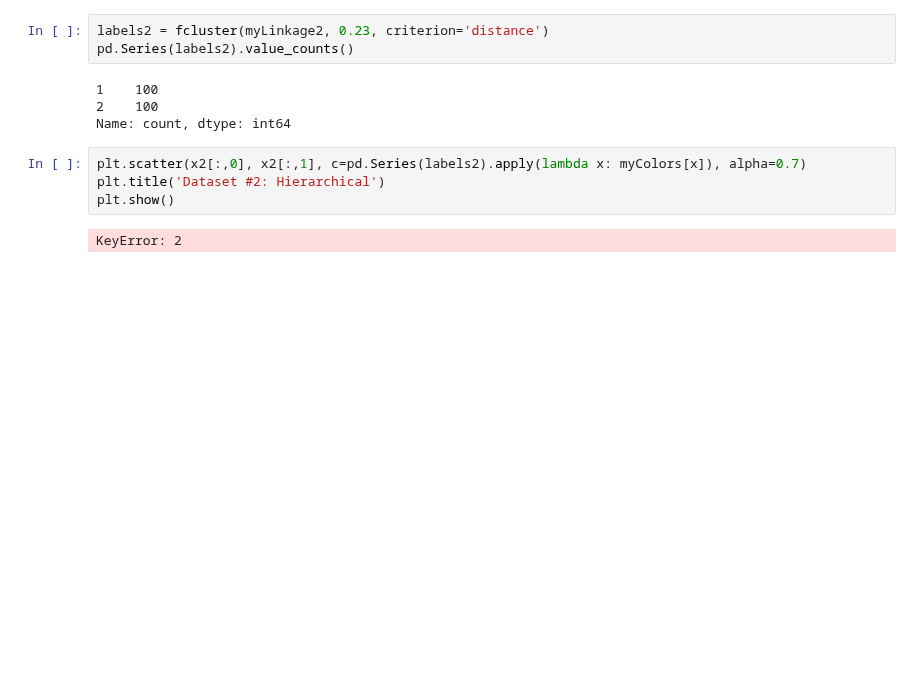
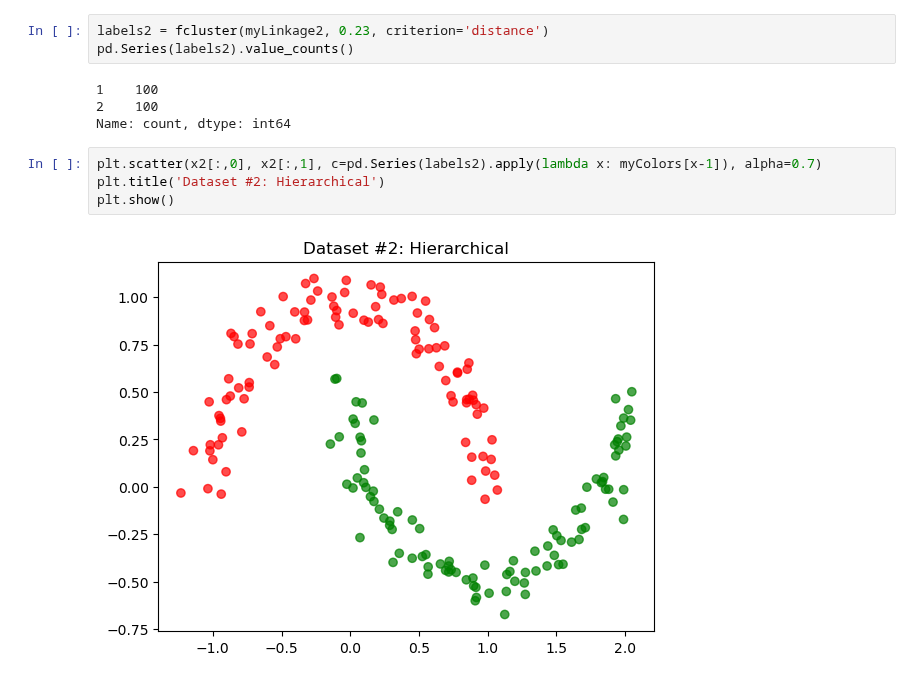
Before and after one commit to Subarno-Datta/SIC, a Jupyter notebook: unsupervised learning/FirstDay.ipynb, the cells around one changed output. Drawn from its saved outputs; the diff is of its cells as text; blank space fills up the shorter version.

```diff
--- a/unsupervised learning/FirstDay.ipynb
+++ b/unsupervised learning/FirstDay.ipynb
@@ -75,8 +75,8 @@ pd.Series(labels2).value_counts()
 2    100
 Name: count, dtype: int64
 # %%
-plt.scatter(x2[:,0], x2[:,1], c=pd.Series(labels2).apply(lambda x: myColors[x]), alpha=0.7)
+plt.scatter(x2[:,0], x2[:,1], c=pd.Series(labels2).apply(lambda x: myColors[x-1]), alpha=0.7)
 plt.title('Dataset #2: Hierarchical')
 plt.show()
 # %% [output]
-KeyError: 2
+[figure, added]
```
Also changed, not shown: 9 other files.
